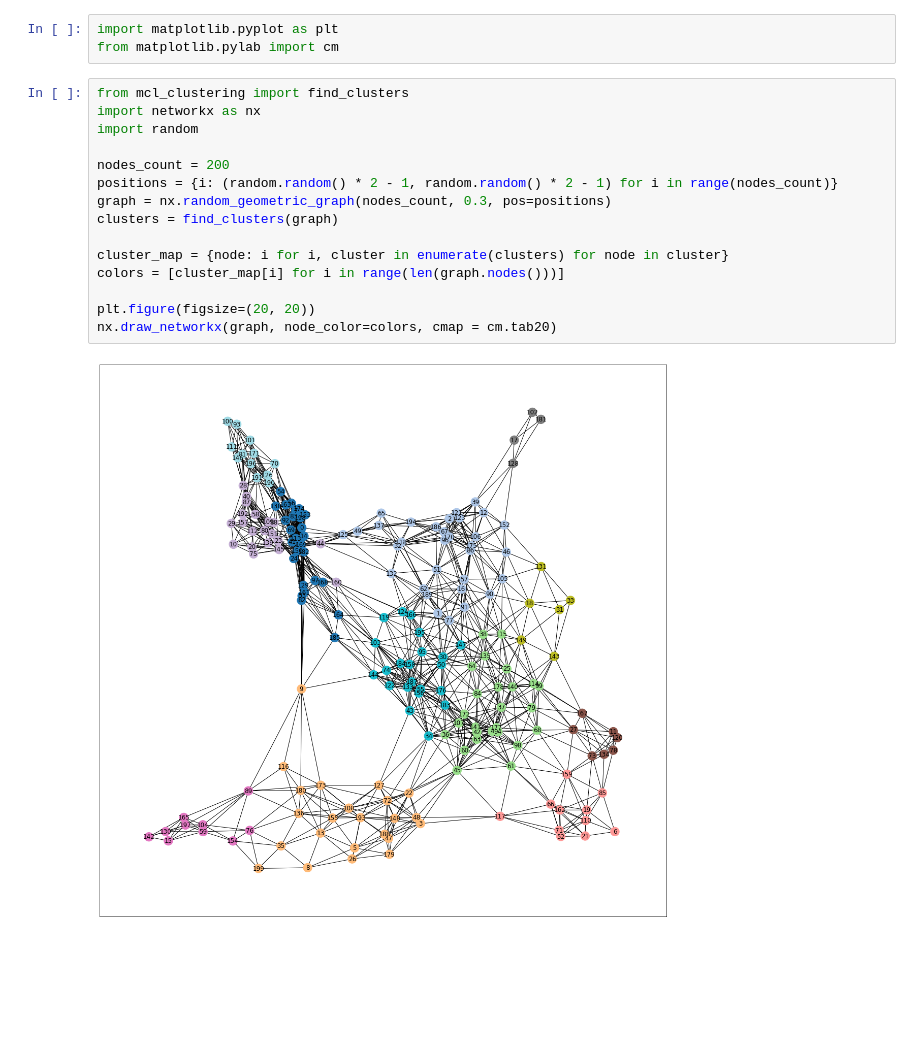
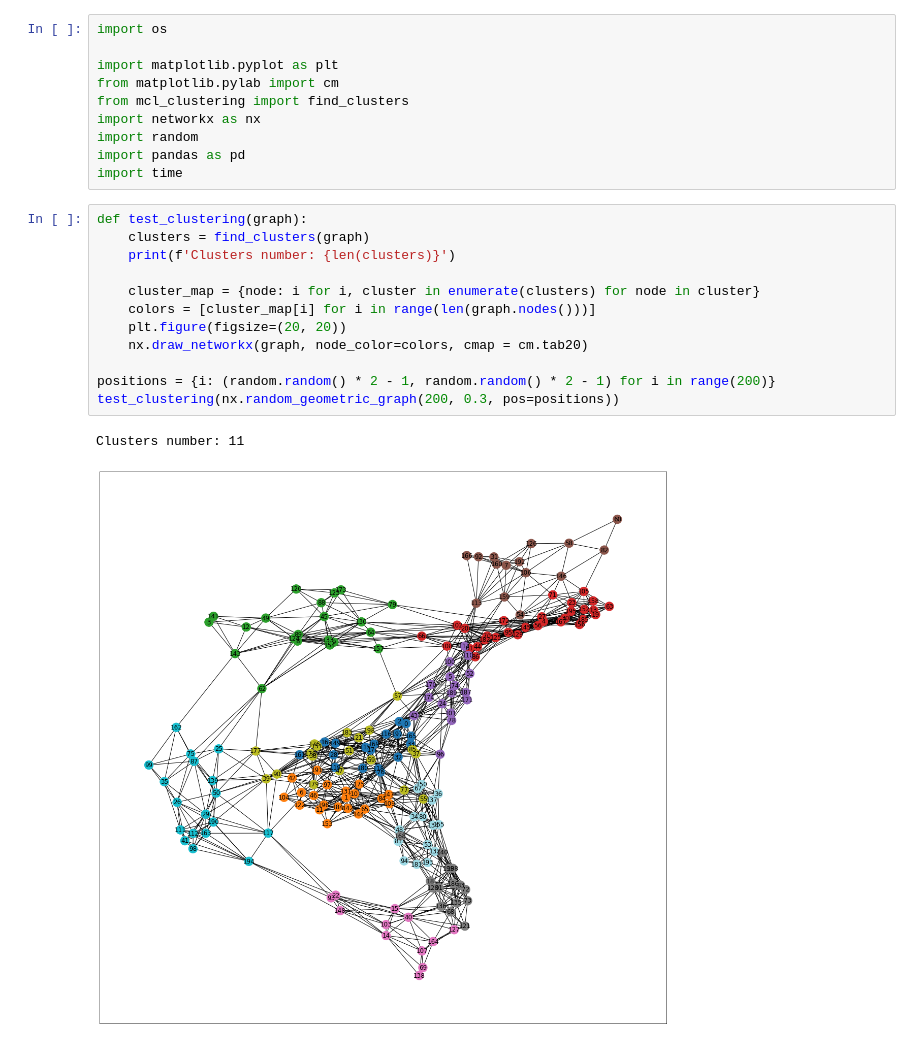
Before and after one commit to erfactor/snars-clustering-competition, a Jupyter notebook: lab10.ipynb, the cells around one changed output. Drawn from its saved outputs; the diff is of its cells as text; blank space fills up the shorter version.

```diff
--- a/lab10.ipynb
+++ b/lab10.ipynb
@@ -1,20 +1,25 @@
 # %%
+import os
+
 import matplotlib.pyplot as plt
 from matplotlib.pylab import cm
+from mcl_clustering import find_clusters
+import networkx as nx
+import random
+import pandas as pd
+import time
 # %%
-from mcl_clustering import find_clusters
-import networkx as nx
-import random
+def test_clustering(graph):
+    clusters = find_clusters(graph)
+    print(f'Clusters number: {len(clusters)}')
 
-nodes_count = 200
-positions = {i: (random.random() * 2 - 1, random.random() * 2 - 1) for i in range(nodes_count)}
-graph = nx.random_geometric_graph(nodes_count, 0.3, pos=positions)
-clusters = find_clusters(graph)
+    cluster_map = {node: i for i, cluster in enumerate(clusters) for node in cluster}
+    colors = [cluster_map[i] for i in range(len(graph.nodes()))]
+    plt.figure(figsize=(20, 20))
+    nx.draw_networkx(graph, node_color=colors, cmap = cm.tab20)
 
-cluster_map = {node: i for i, cluster in enumerate(clusters) for node in cluster}
-colors = [cluster_map[i] for i in range(len(graph.nodes()))]
-
-plt.figure(figsize=(20, 20))
-nx.draw_networkx(graph, node_color=colors, cmap = cm.tab20)
+positions = {i: (random.random() * 2 - 1, random.random() * 2 - 1) for i in range(200)}
+test_clustering(nx.random_geometric_graph(200, 0.3, pos=positions))
 # %% [output]
+Clusters number: 11
-[figure, old version]
+[figure, new version]
```
Also changed, not shown: parts of 1 cell of this notebook, 13 other files.
